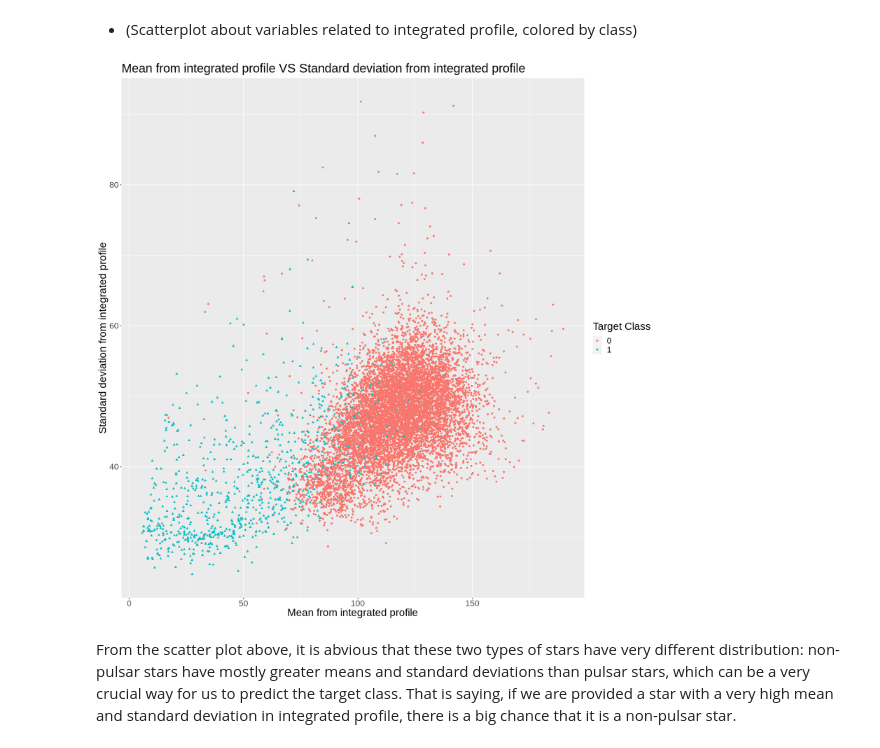
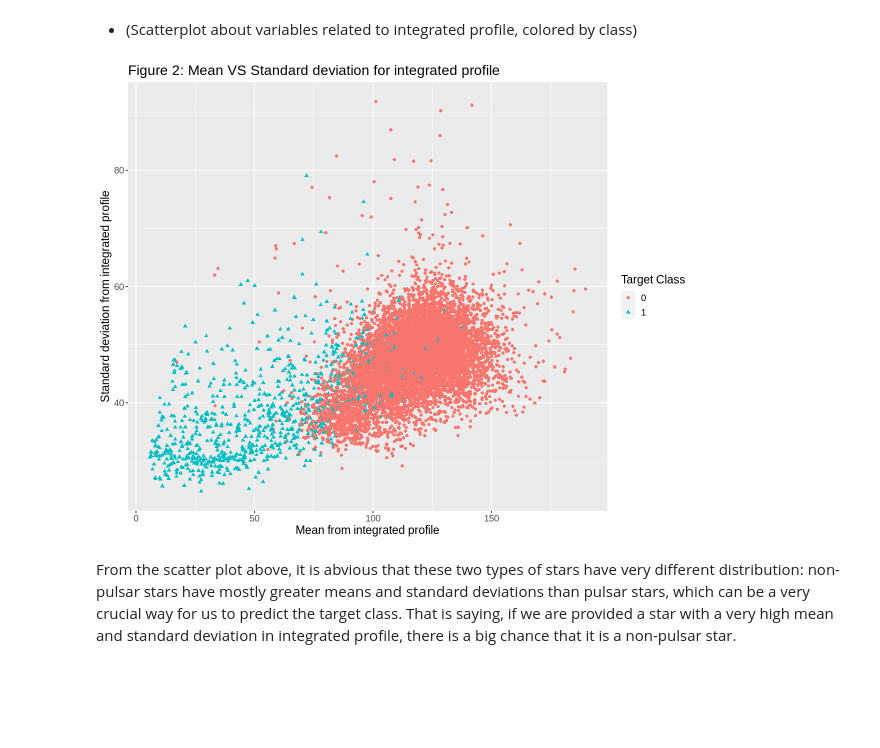
Before and after one commit to ScottCY/Group-_Project, a Jupyter notebook: Project_new.ipynb, the cells around one changed output. Cells and saved outputs as stored; diff of their text form; code cells hidden in the pictures; blank space fills up the shorter version.

Commit message:
Edit Intro and graphs
Added figure numbers, and visualization of the analysis

```diff
--- a/Project_new.ipynb
+++ b/Project_new.ipynb
@@ -214,16 +243,16 @@ From the bar chart above, we can see that there are much more non-pulsar stars t
 # %% [markdown]
 * (Scatterplot about variables related to integrated profile, colored by class)
 # %%
-options(repr.plot.width = 15, repr.plot.height = 15)
+options(repr.plot.width = 10, repr.plot.height = 8)
 Integrated_profile_plot <- ggplot(pulsar_train_tidy,
             aes(x = integrated_profile_mean, y = integrated_profile_standard_deviation, colour = target_class, shape = target_class))+
 geom_point()+
-ggtitle("Mean from integrated profile VS Standard deviation from integrated profile")+
+ggtitle("Figure 2: Mean VS Standard deviation for integrated profile")+
 labs(x = "Mean from integrated profile", y = "Standard deviation from integrated profile", colour = "Target Class", shape = "Target Class")+
-theme(text = element_text(size = 20))
+theme(text = element_text(size = 14))
 Integrated_profile_plot
 # %% [output]
-[figure, old version]
+[figure, new version]
 # %% [markdown]
 From the scatter plot above, it is abvious that these two types of stars have very different distribution: non-pulsar stars have mostly greater means and standard deviations than pulsar stars, which can be a very crucial way for us to predict the target class. That is saying, if we are provided a star with a very high mean and standard deviation in integrated profile, there is a big chance that it is a non-pulsar star.
 # %%
```
Also changed, not shown: parts of 8 cells of this notebook.
